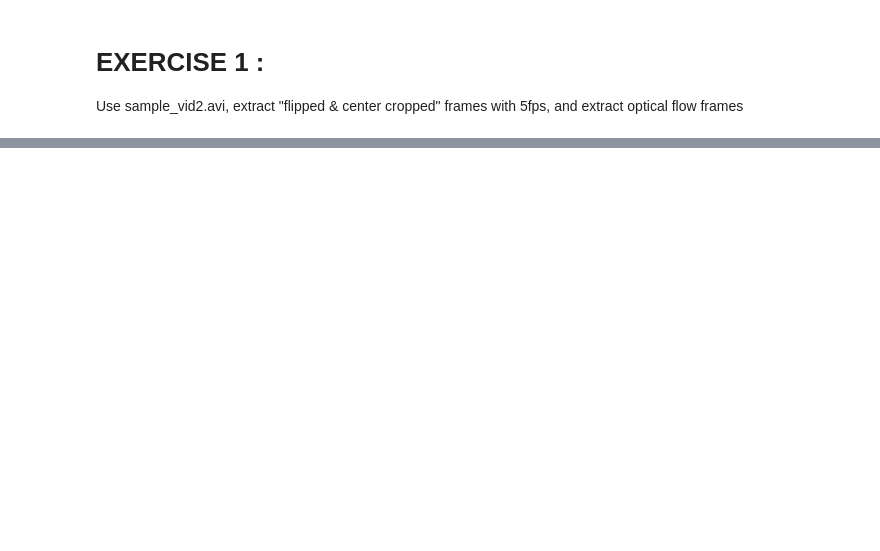
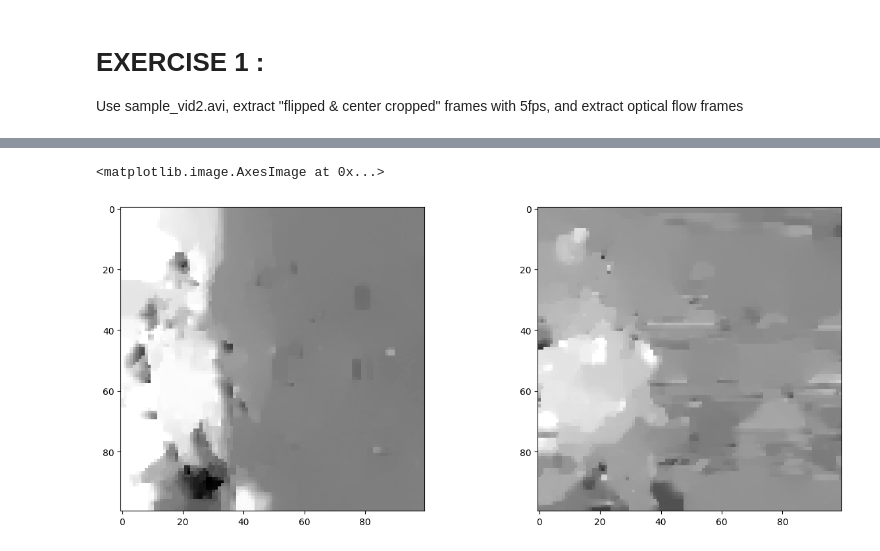
Before and after one commit to kkakung/SAMSUNG_AI_action_recognition, a Jupyter notebook: 1_preprocessing/preprocessing.ipynb, the cells around one changed output, grey strips where cells are left out. Cells and saved outputs as stored; diff of their text form; code cells hidden in the pictures; blank space fills up the shorter version.

```diff
--- a/1_preprocessing/preprocessing.ipynb
+++ b/1_preprocessing/preprocessing.ipynb
@@ -132,0 +237,14 @@ Following the example above, extract optical flow frames
+# %%
+bound = 5
+dtvl1=cv2.createOptFlow_DualTVL1()
+flowDTVL1=dtvl1.calc(frame_0,frame_1,None)
+
+flow_x=ToImg(flowDTVL1[...,0],bound) # Motion difference along the X axis
+flow_y=ToImg(flowDTVL1[...,1],bound) # Motion difference along the Y axisfig, axs = plt.subplots(1, 2, figsize=(15, 6))
+
+fig, axs = plt.subplots(1, 2, figsize=(15, 6))
+axs[0].imshow(flow_x, cmap='gray', vmin=0, vmax=255)
+axs[1].imshow(flow_y, cmap='gray', vmin=0, vmax=255)
+# %% [output]
+<matplotlib.image.AxesImage at 0x...>
+[figure, added]
```
Also changed, not shown: parts of 16 cells of this notebook.
